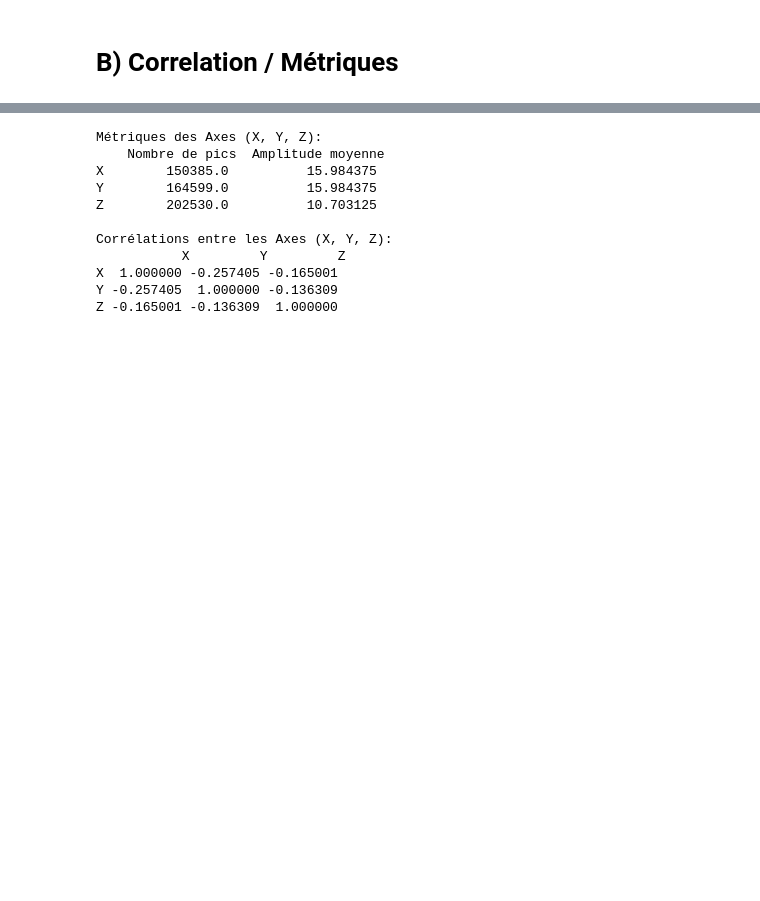
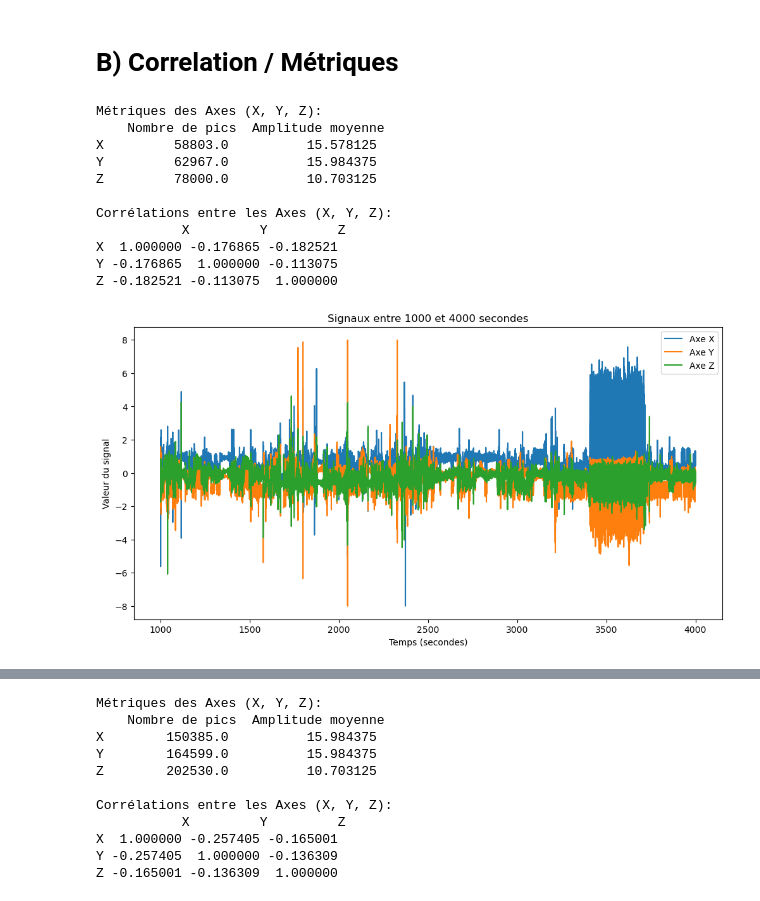
Before and after one commit to leyah-sa/AX3-Project, a Jupyter notebook: notebooks/Non-smoker/B) Correlaiton-matrix.ipynb, the cells around one changed output, grey strips where cells are left out. Saved outputs shown, nothing was run; the diff lists cells and outputs as text; code cells hidden in the pictures; blank space fills up the shorter version.

```diff
--- a/notebooks/Non-smoker/B) Correlaiton-matrix.ipynb
+++ b/notebooks/Non-smoker/B) Correlaiton-matrix.ipynb
@@ -1,2 +1,75 @@
 # %% [markdown]
 # B) Correlation / Métriques
+# %%
+import pandas as pd
+
+# Charger le fichier CSV
+file_path = "/Users/duhameleve/Desktop/M2_SNS/M2SNS/Sante/Github/HAH913E-2024-projet/AX3 Project/Sans titre/data/NoneSmokerCardio.csv"
+data = pd.read_csv(file_path)
+
+# Renommer les colonnes pour une meilleure lisibilité
+data.columns = ['Temps', 'X', 'Y', 'Z']
+
+# Convertir la colonne 'Temps' en datetime
+data['Temps'] = pd.to_datetime(data['Temps'], errors='coerce')
+
+# Calculer le temps relatif en secondes
+data['relative_time_seconds'] = (data['Temps'] - data['Temps'].iloc[0]).dt.total_seconds()
+
+# Sélectionner les données entre 1000 et 4000 secondes
+data_filtered = data[(data['relative_time_seconds'] >= 1000) & (data['relative_time_seconds'] <= 4000)]
+
+# Fonction pour calculer les métriques de base
+def calculate_basic_metrics(signal):
+    # Nombre de pics détectés manuellement : dérivée simple pour détecter des variations significatives
+    peaks = (signal[1:-1] > signal[:-2]) & (signal[1:-1] > signal[2:])
+    num_peaks = peaks.sum()
+
+    # Intensité moyenne (amplitude)
+    mean_amplitude = signal.max() - signal.min() if len(signal) > 0 else 0
+
+    return num_peaks, mean_amplitude
+
+# Calculer les métriques pour chaque axe
+metrics = {}
+for axis in ['X', 'Y', 'Z']:
+    signal = data_filtered[axis].values  # Utiliser les données filtrées
+    num_peaks, mean_amplitude = calculate_basic_metrics(signal)
+    metrics[axis] = {
+        'Nombre de pics': num_peaks,
+        'Amplitude moyenne': mean_amplitude,
+    }
+
+# Calculer la corrélation entre les axes X, Y et Z pour les données filtrées
+correlations = data_filtered[['X', 'Y', 'Z']].corr()
+
+# Présenter les résultats des métriques et des corrélations
+metrics_df = pd.DataFrame(metrics).T
+print("Métriques des Axes (X, Y, Z):\n", metrics_df)
+print("\nCorrélations entre les Axes (X, Y, Z):\n", correlations)
+
+# Afficher les signaux filtrés sur un graphe
+import matplotlib.pyplot as plt
+
+plt.figure(figsize=(12, 6))
+for axis in ['X', 'Y', 'Z']:
+    plt.plot(data_filtered['relative_time_seconds'], data_filtered[axis], label=f'Axe {axis}')
+
+plt.title("Signaux entre 1000 et 4000 secondes")
+plt.xlabel("Temps (secondes)")
+plt.ylabel("Valeur du signal")
+plt.legend()
+plt.show()
+# %% [output]
+Métriques des Axes (X, Y, Z):
+    Nombre de pics  Amplitude moyenne
+X         58803.0          15.578125
+Y         62967.0          15.984375
+Z         78000.0          10.703125
+
+Corrélations entre les Axes (X, Y, Z):
+           X         Y         Z
+X  1.000000 -0.176865 -0.182521
+Y -0.176865  1.000000 -0.113075
+Z -0.182521 -0.113075  1.000000
+[figure, added]
```
Also changed, not shown: parts of 1 cell of this notebook, 2 other files.
